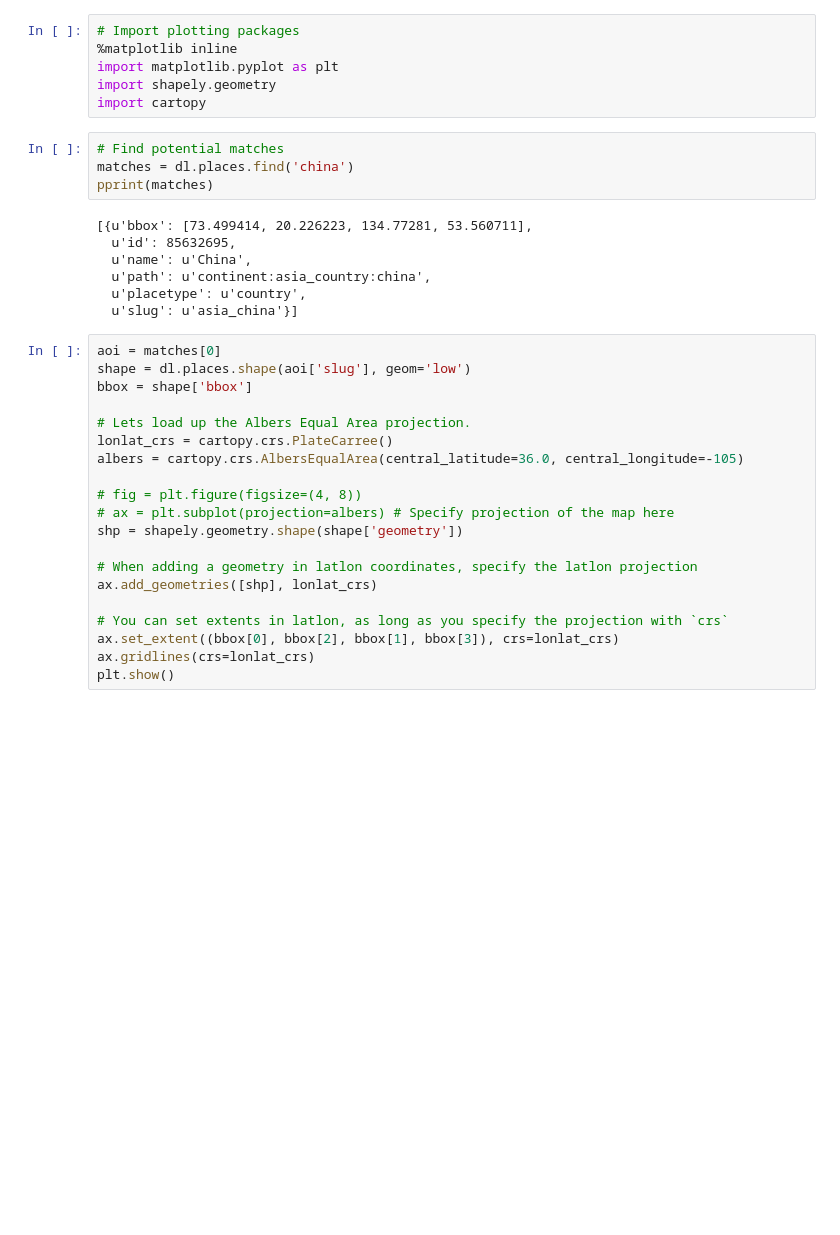
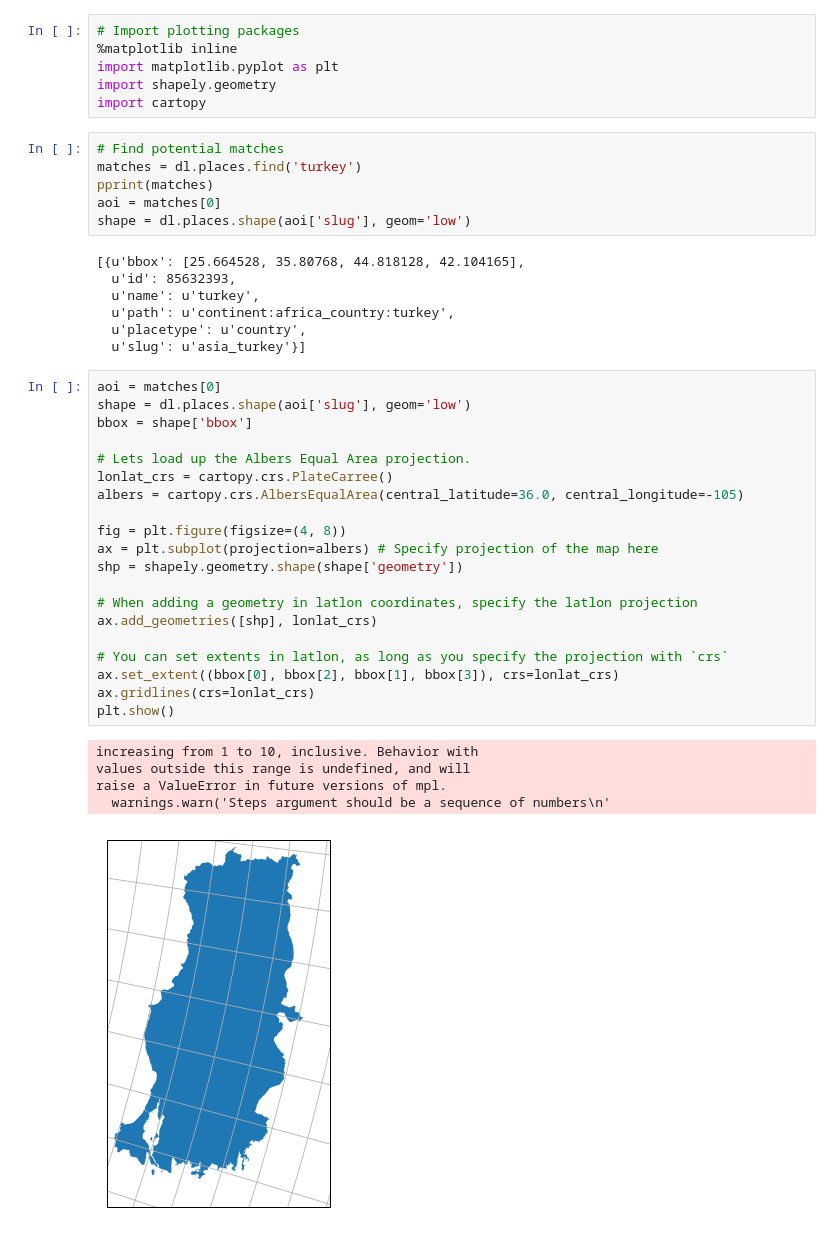
Before and after one commit to karlaking/poverty-predictor, a Jupyter notebook: data_selection.ipynb, the cells around one changed output. Cells and saved outputs as stored; diff of their text form; blank space fills up the shorter version.

```diff
--- a/data_selection.ipynb
+++ b/data_selection.ipynb
@@ -38,32 +38,40 @@ import shapely.geometry
 import cartopy
 # %%
 # Find potential matches
-matches = dl.places.find('china')
+matches = dl.places.find('turkey')
 pprint(matches)
+aoi = matches[0]
+shape = dl.places.shape(aoi['slug'], geom='low')
 # %% [output]
-[{u'bbox': [73.499414, 20.226223, 134.77281, 53.560711],
-  u'id': 85632695,
-  u'name': u'China',
-  u'path': u'continent:asia_country:china',
+[{u'bbox': [25.664528, 35.80768, 44.818128, 42.104165],
+  u'id': 85632393,
+  u'name': u'turkey',
+  u'path': u'continent:africa_country:turkey',
   u'placetype': u'country',
-  u'slug': u'asia_china'}]
+  u'slug': u'asia_turkey'}]
 # %%
 aoi = matches[0]
 shape = dl.places.shape(aoi['slug'], geom='low')
 bbox = shape['bbox']
 
 # Lets load up the Albers Equal Area projection.
 lonlat_crs = cartopy.crs.PlateCarree()
 albers = cartopy.crs.AlbersEqualArea(central_latitude=36.0, central_longitude=-105)
 
-# fig = plt.figure(figsize=(4, 8))
-# ax = plt.subplot(projection=albers) # Specify projection of the map here
+fig = plt.figure(figsize=(4, 8))
+ax = plt.subplot(projection=albers) # Specify projection of the map here
 shp = shapely.geometry.shape(shape['geometry'])
 
 # When adding a geometry in latlon coordinates, specify the latlon projection
 ax.add_geometries([shp], lonlat_crs)
 
 # You can set extents in latlon, as long as you specify the projection with `crs`
 ax.set_extent((bbox[0], bbox[2], bbox[1], bbox[3]), crs=lonlat_crs)
 ax.gridlines(crs=lonlat_crs)
 plt.show()
+# %% [output]
+increasing from 1 to 10, inclusive. Behavior with
+values outside this range is undefined, and will
+raise a ValueError in future versions of mpl.
+  warnings.warn('Steps argument should be a sequence of numbers\n'
+[figure, added]
```
Also changed, not shown: parts of 3 cells of this notebook.
